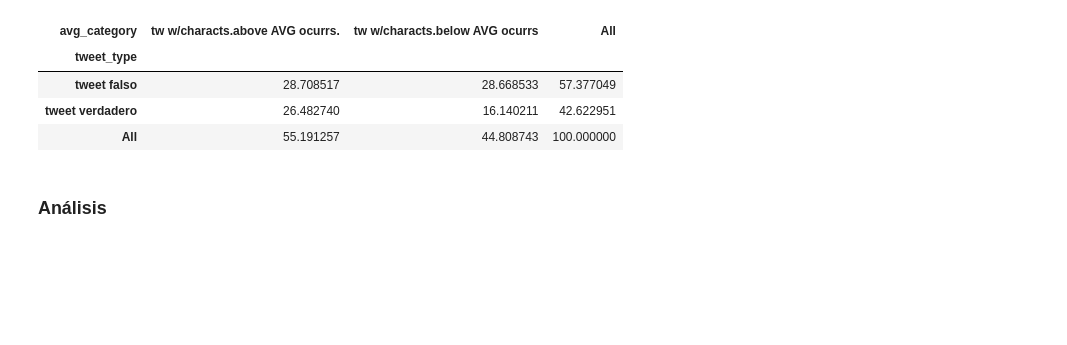
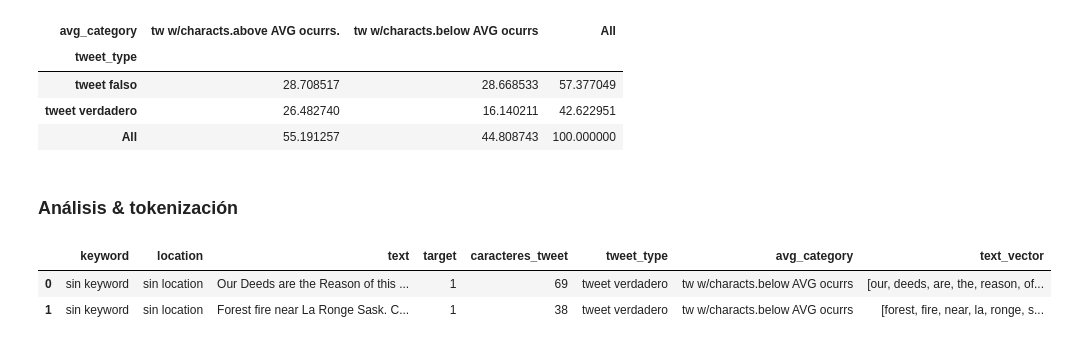
Before and after one commit to elemi10/7506-TP-Org-de-datos, a Jupyter notebook: TP1_Mas_ordenado.ipynb, the cells around one changed output. Drawn from its saved outputs; the diff is of its cells as text; code cells hidden in the pictures; blank space fills up the shorter version.

```diff
--- a/TP1_Mas_ordenado.ipynb
+++ b/TP1_Mas_ordenado.ipynb
@@ -265,4 +265,27 @@ pd.crosstab(index=df_train['tweet_type'], columns=df_train['avg_category'], \
 | tweet verdadero | 26.482740 | 16.140211 | 42.622951 |
 | All | 55.191257 | 44.808743 | 100.000000 |
 # %% [markdown]
-### **Análisis**
+### **Análisis & tokenización**
+# %%
+# Función de tokenización
+import string
+punctuation = set(string.punctuation)
+
+def tokenize(sentence):
+    tokens = []
+    for token in sentence.split():
+        new_token = []
+        for character in token:
+            if character not in punctuation:
+                new_token.append(character.lower())
+        if new_token:
+            tokens.append("".join(new_token))
+    return tokens
+# %%
+# Creo la serie 'text_vector'
+df_train['text_vector']=df_train['text'].apply(tokenize)
+df_train.head(2)
+# %% [output]
+|  | keyword | location | text | target | caracteres_tweet | tweet_type | avg_category | text_vector |
+| 0 | sin keyword | sin location | Our Deeds are the Reason of this ... | 1 | 69 | tweet verdadero | tw w/characts.below AVG ocurrs | [our, deeds, are, the, reason, of... |
+| 1 | sin keyword | sin location | Forest fire near La Ronge Sask. C... | 1 | 38 | tweet verdadero | tw w/characts.below AVG ocurrs | [forest, fire, near, la, ronge, s... |
```
Also changed, not shown: parts of 9 cells of this notebook.
